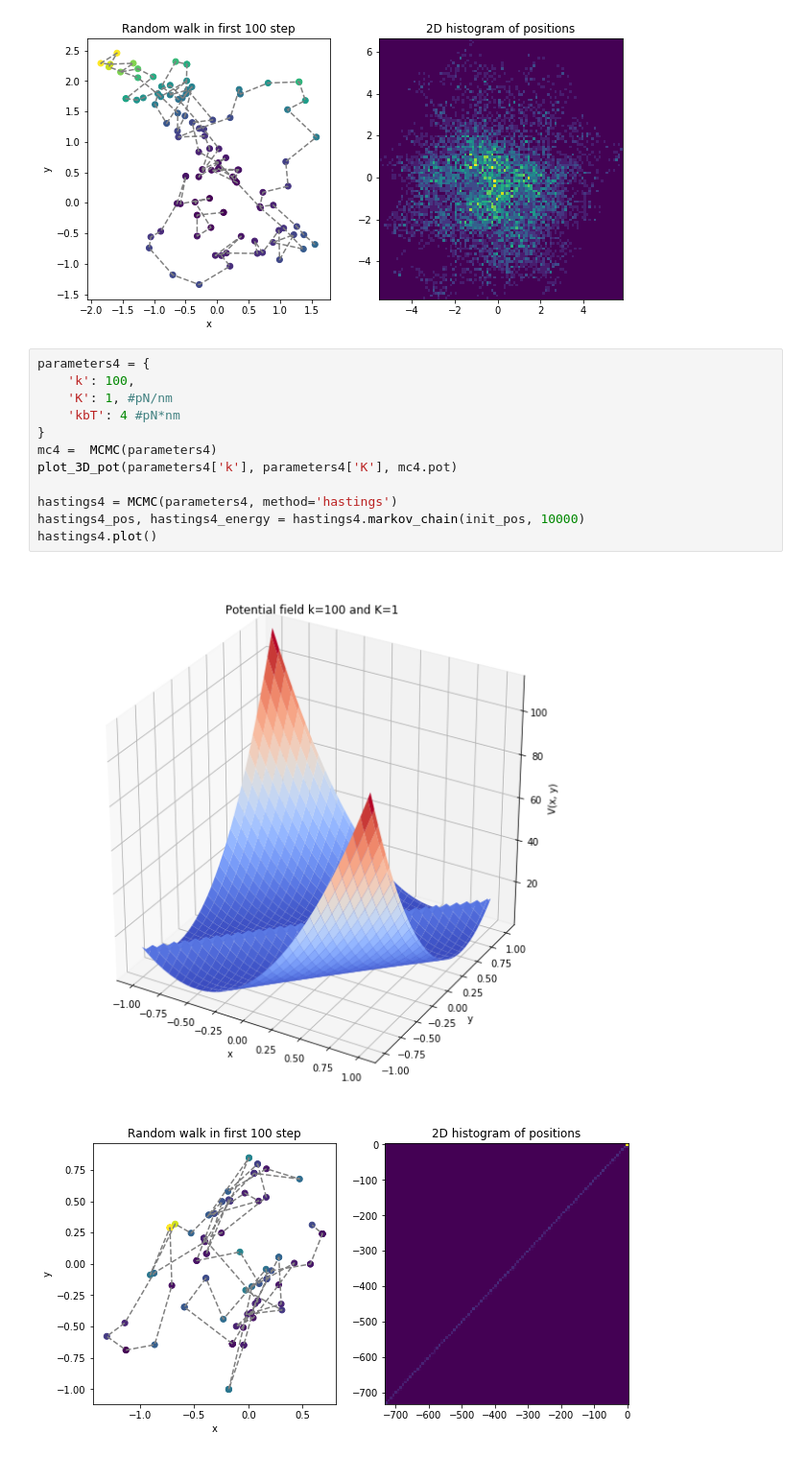
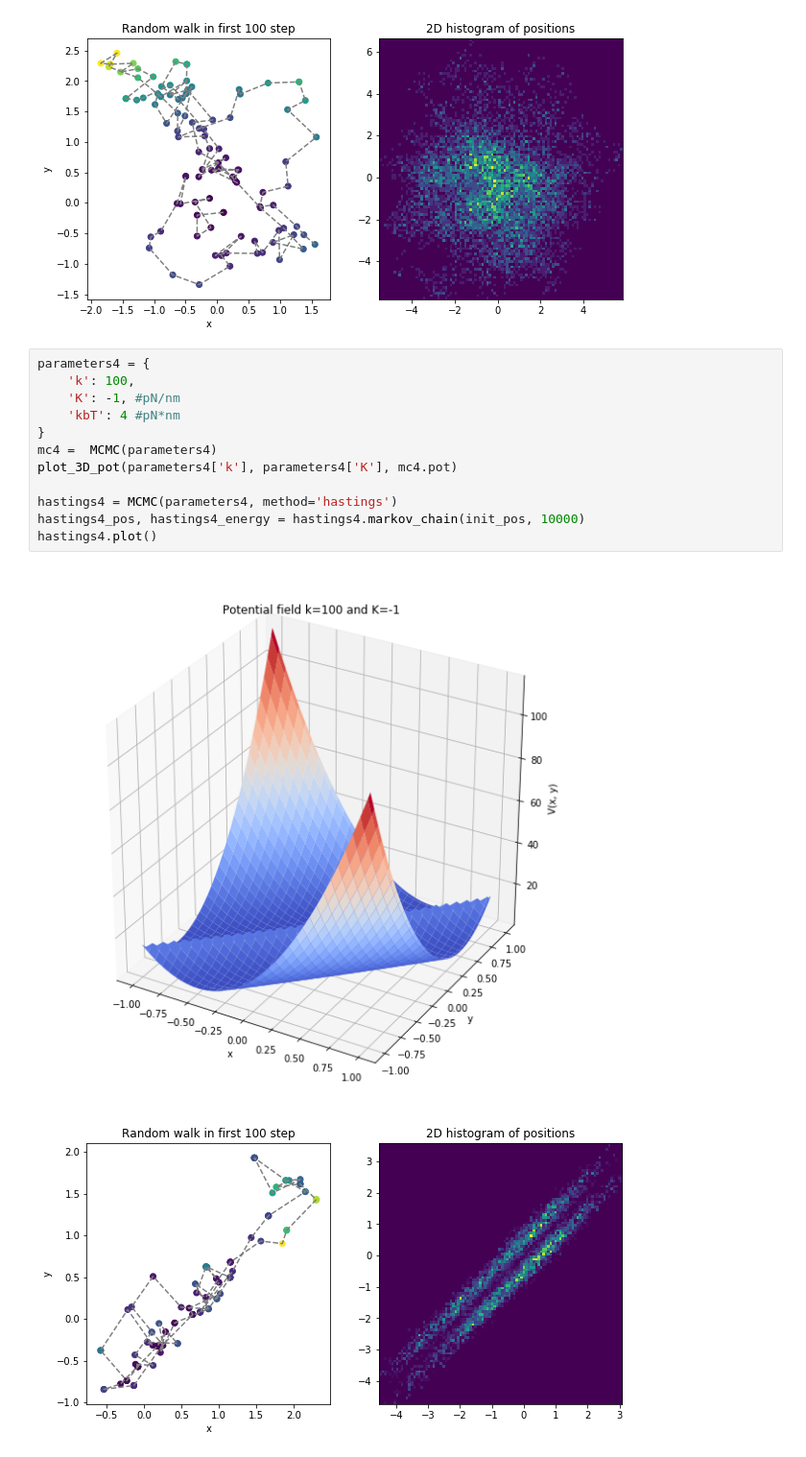
Before and after one commit to evabertalan/comp_physics, a Jupyter notebook: 4/4-Markov_Chain_Monte_Carlo.ipynb, the cells around one changed output. Shown at 96% size. Saved outputs shown, nothing was run; the diff lists cells and outputs as text.

```diff
--- a/4/4-Markov_Chain_Monte_Carlo.ipynb
+++ b/4/4-Markov_Chain_Monte_Carlo.ipynb
@@ -226,15 +226,15 @@ hastings3.plot()
 # %%
 parameters4 = {
     'k': 100,
-    'K': 1, #pN/nm
+    'K': -1, #pN/nm
     'kbT': 4 #pN*nm
 }
 mc4 =  MCMC(parameters4)
 plot_3D_pot(parameters4['k'], parameters4['K'], mc4.pot)
 
 hastings4 = MCMC(parameters4, method='hastings')
 hastings4_pos, hastings4_energy = hastings4.markov_chain(init_pos, 10000)
 hastings4.plot()
 # %% [output]
-[figure, old version]
+[figure, new version]
-[figure, old version]
+[figure, new version]
```
